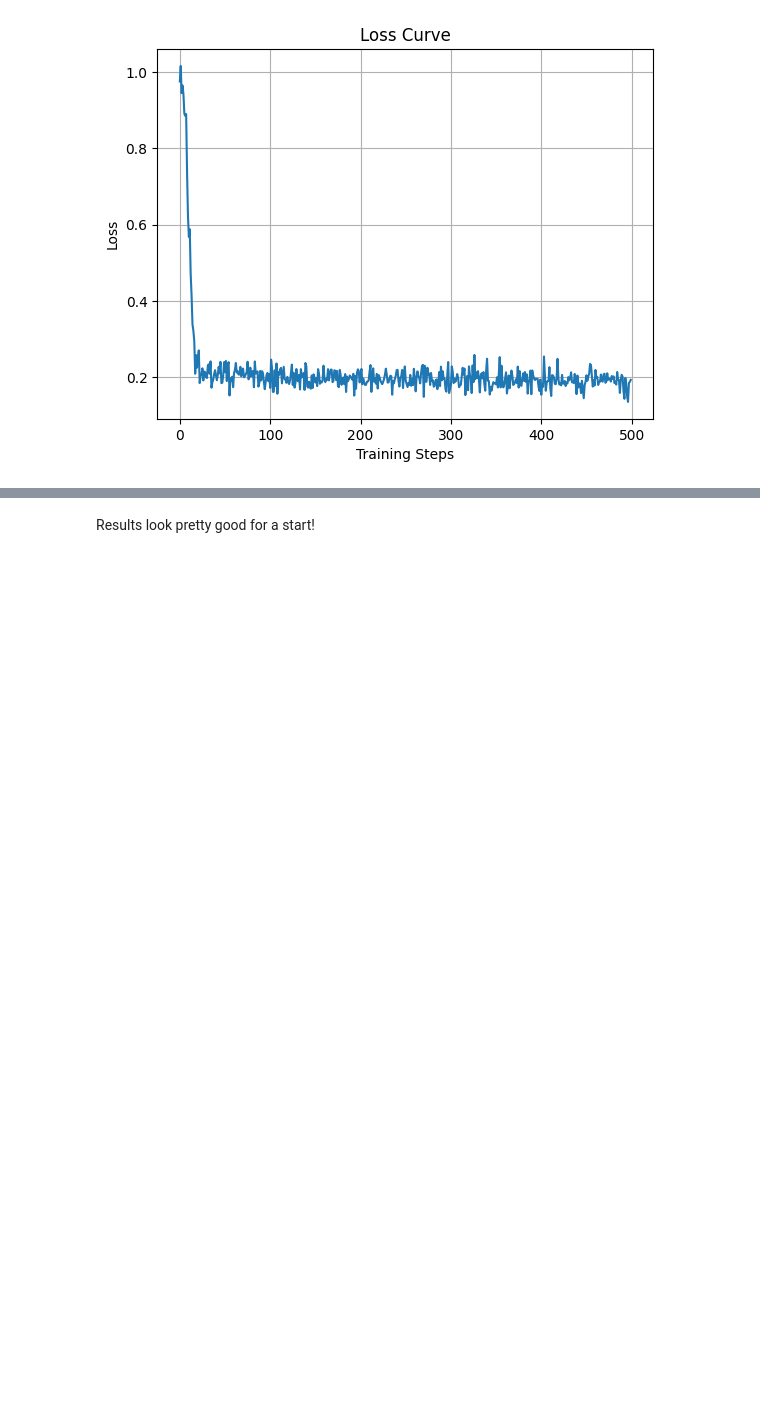
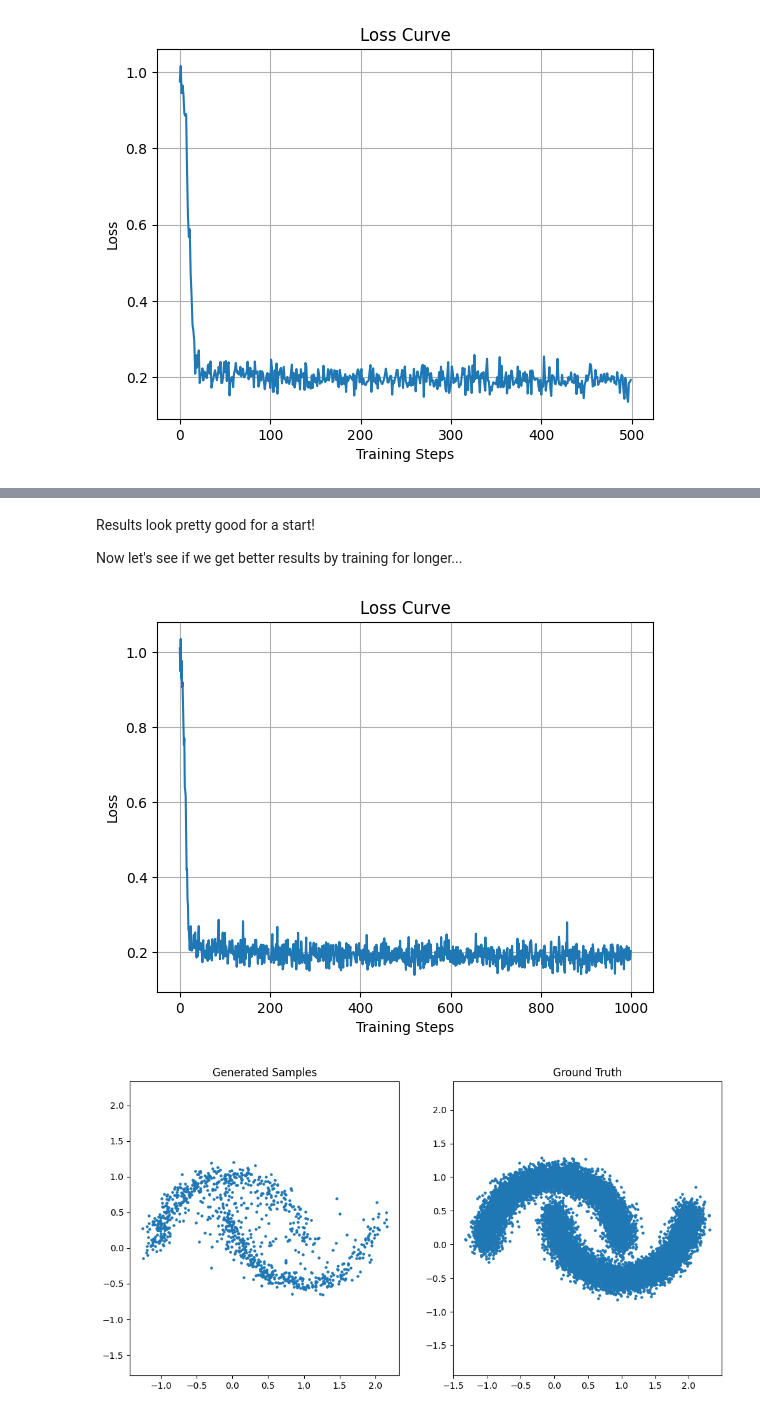
Before and after one commit to ehsan/simple-diffusion, a Jupyter notebook: project.ipynb, the cells around one changed output, grey strips where cells are left out. Saved outputs shown, nothing was run; the diff lists cells and outputs as text; code cells hidden in the pictures; blank space fills up the shorter version.

Commit message:
better results

```diff
--- a/project.ipynb
+++ b/project.ipynb
@@ -258,2 +258,20 @@ ev.eval()
 # %% [markdown]
 Results look pretty good for a start!
+
+Now let's see if we get better results by training for longer...
+# %%
+trainer = Trainer(
+    model=NoisePredictor(),
+    num_epochs=1000,
+    batch_size=512,
+    num_batches_per_epoch=100,
+    learning_rate=1e-4,
+)
+losses = trainer.train()
+trainer.make_loss_curve(losses)
+
+ev = Evaluator(trainer, num_samples=1000)
+ev.eval()
+# %% [output]
+[figure, added]
+[figure, added]
```
Also changed, not shown: parts of 3 cells of this notebook.
